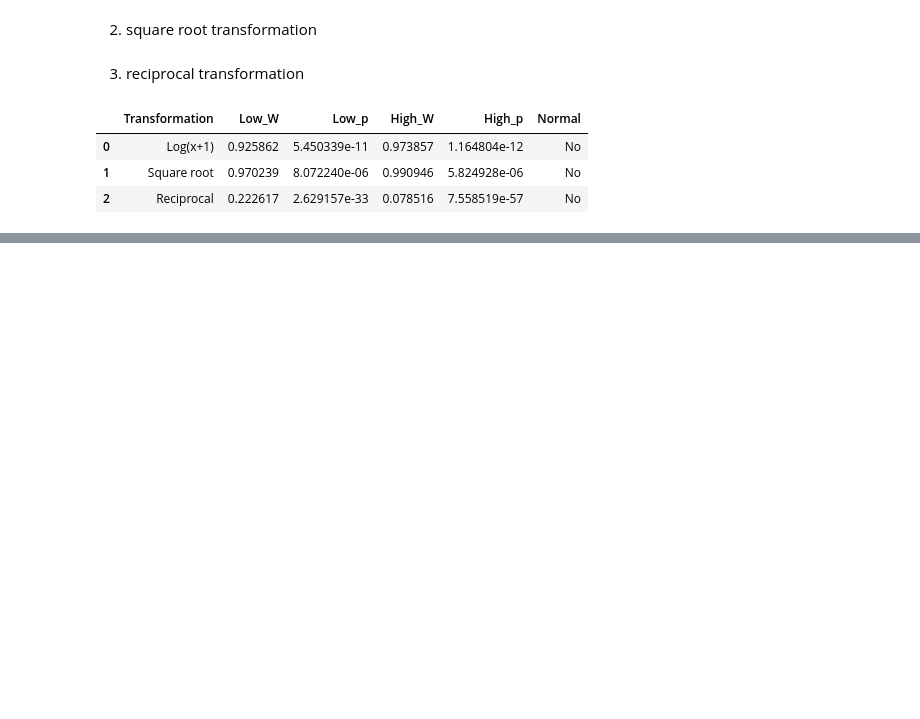
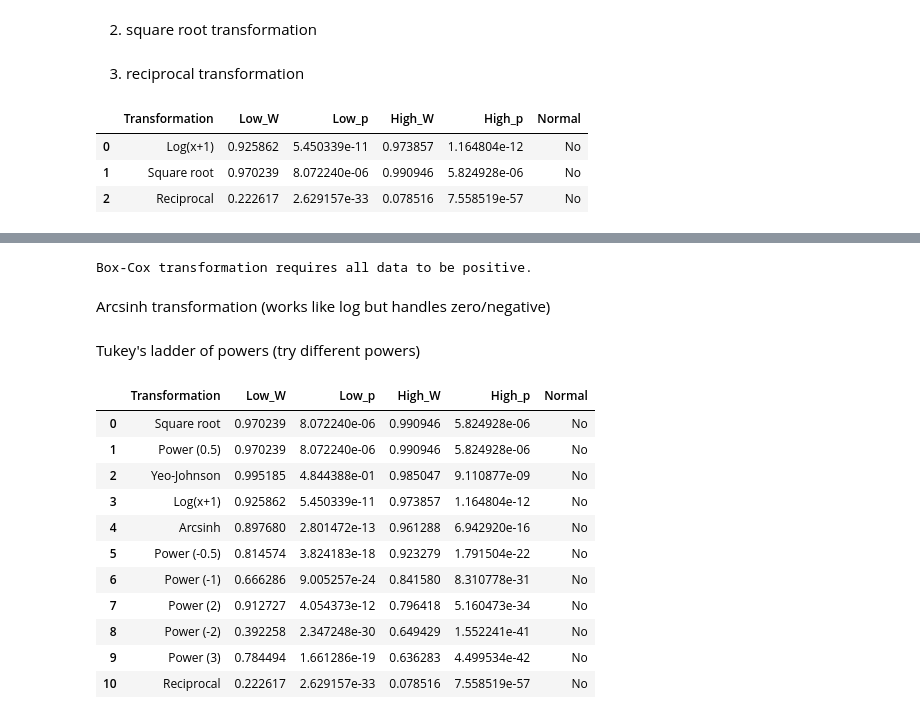
Before and after one commit to datpetr/students_habits_gpa, a Jupyter notebook: stress_level_vs_exercising.ipynb, the cells around one changed output, grey strips where cells are left out. Cells and saved outputs as stored; diff of their text form; code cells hidden in the pictures; blank space fills up the shorter version.

Commit message:
the data still not normall need to be done others procedures to

```diff
--- a/stress_level_vs_exercising.ipynb
+++ b/stress_level_vs_exercising.ipynb
@@ -150,0 +155,9 @@ not complex transformations don't help us to make the data normally distributed,
+# %%
+if all(low_stress > 0) and all(high_stress > 0):
+    boxcox_low, boxcox_low_lambda = stats.boxcox(low_stress)
+    boxcox_high, boxcox_high_lambda = stats.boxcox(high_stress)
+    results = add_shapiro_results(results, 'Box-Cox', stats.shapiro(boxcox_low), stats.shapiro(boxcox_high))
+else:
+    print("Box-Cox transformation requires all data to be positive.")
+# %% [output]
+Box-Cox transformation requires all data to be positive.
@@ -150,0 +166,42 @@ not complex transformations don't help us to make the data normally distributed,
+# %%
+pt = PowerTransformer(method='yeo-johnson', standardize=False)
+yj_low = pt.fit_transform(low_stress.values.reshape(-1, 1)).flatten()
+yj_high = pt.fit_transform(high_stress.values.reshape(-1, 1)).flatten()
+results = add_shapiro_results(results, 'Yeo-Johnson', yj_low, yj_high)
+# %% [markdown]
+Arcsinh transformation (works like log but handles zero/negative)
+# %%
+asinh_low = np.arcsinh(low_stress)
+asinh_high = np.arcsinh(high_stress)
+results = add_shapiro_results(results, 'Arcsinh', asinh_low, asinh_high)
+# %% [markdown]
+Tukey's ladder of powers (try different powers)
+# %%
+for power in [-2, -1, -0.5, 0.5, 2, 3]:
+    name = f"Power ({power})"
+    if power == 0:  # Special case for log
+        tukey_low = np.log(low_stress + 1)
+        tukey_high = np.log(high_stress + 1)
+    elif power < 0:  # Negative powers
+        tukey_low = 1 / (low_stress + 1) ** abs(power)
+        tukey_high = 1 / (high_stress + 1) ** abs(power)
+    else:
+        tukey_low = low_stress ** power
+        tukey_high = high_stress ** power
+    results = add_shapiro_results(results, name, tukey_low, tukey_high)
+# %%
+sorted_results = results.sort_values('High_p', ascending=False).reset_index(drop=True)
+sorted_results
+# %% [output]
+|  | Transformation | Low_W | Low_p | High_W | High_p | Normal |
+| 0 | Square root | 0.970239 | 8.072240e-06 | 0.990946 | 5.824928e-06 | No |
+| 1 | Power (0.5) | 0.970239 | 8.072240e-06 | 0.990946 | 5.824928e-06 | No |
+| 2 | Yeo-Johnson | 0.995185 | 4.844388e-01 | 0.985047 | 9.110877e-09 | No |
+| 3 | Log(x+1) | 0.925862 | 5.450339e-11 | 0.973857 | 1.164804e-12 | No |
+| 4 | Arcsinh | 0.897680 | 2.801472e-13 | 0.961288 | 6.942920e-16 | No |
+| 5 | Power (-0.5) | 0.814574 | 3.824183e-18 | 0.923279 | 1.791504e-22 | No |
+| 6 | Power (-1) | 0.666286 | 9.005257e-24 | 0.841580 | 8.310778e-31 | No |
+| 7 | Power (2) | 0.912727 | 4.054373e-12 | 0.796418 | 5.160473e-34 | No |
+| 8 | Power (-2) | 0.392258 | 2.347248e-30 | 0.649429 | 1.552241e-41 | No |
+| 9 | Power (3) | 0.784494 | 1.661286e-19 | 0.636283 | 4.499534e-42 | No |
+| 10 | Reciprocal | 0.222617 | 2.629157e-33 | 0.078516 | 7.558519e-57 | No |
```
Also changed, not shown: parts of 4 cells of this notebook.
